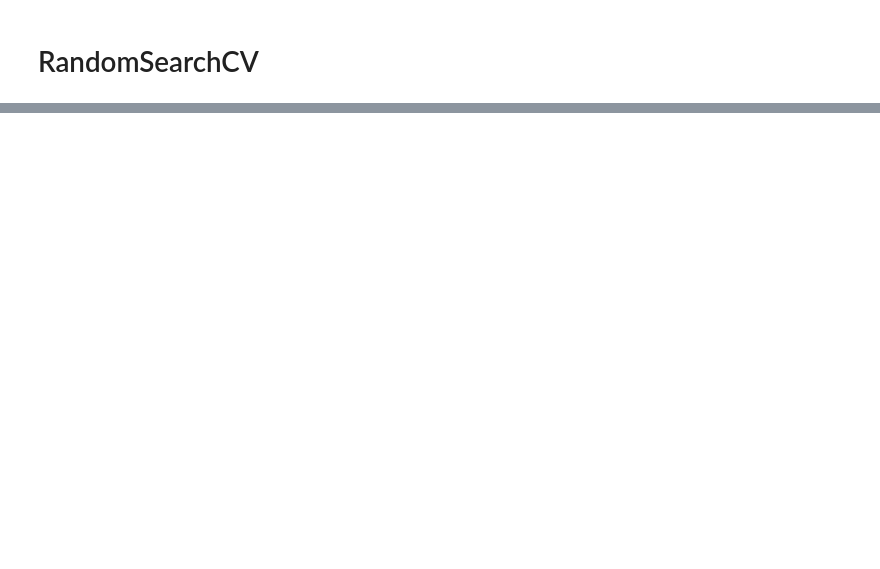
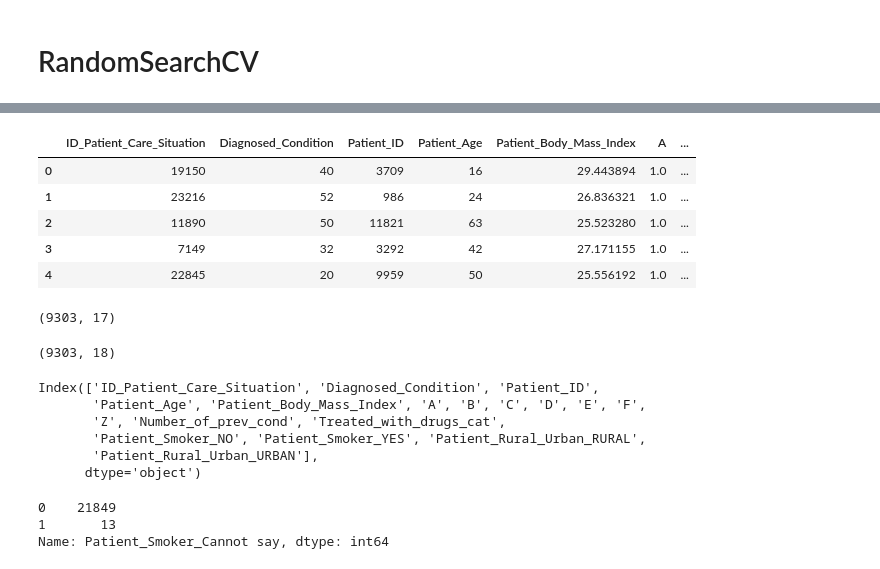
Before and after one commit to pinnurisatish/XgBoost, a Jupyter notebook: Patient_Survival_XgBoost.ipynb, the cells around one changed output, grey strips where cells are left out. Cells and saved outputs as stored; diff of their text form; code cells hidden in the pictures; blank space fills up the shorter version.

```diff
--- a/Patient_Survival_XgBoost.ipynb
+++ b/Patient_Survival_XgBoost.ipynb
@@ -474,0 +504,22 @@ random_search.best_score_
+# %%
+#use (.cat.codes) to create new colums with encoded values for each unique value in column
+test_new['Treated_with_drugs_cat'] = test_new['Treated_with_drugs'].cat.codes
+# %%
+test_new.drop('Treated_with_drugs', axis=1, inplace = True)
+# %%
+test_new.drop('Patient_ID', axis=1, inplace = True)
+# %%
+test_new= pd.get_dummies(test_new)
+# %%
+test_new.head()
+# %% [output]
+|  | ID_Patient_Care_Situation | Diagnosed_Condition | Patient_ID | Patient_Age | Patient_Body_Mass_Index | A | ... |
+| 0 | 19150 | 40 | 3709 | 16 | 29.443894 | 1.0 | ... |
+| 1 | 23216 | 52 | 986 | 24 | 26.836321 | 1.0 | ... |
+| 2 | 11890 | 50 | 11821 | 63 | 25.523280 | 1.0 | ... |
+| 3 | 7149 | 32 | 3292 | 42 | 27.171155 | 1.0 | ... |
+| 4 | 22845 | 20 | 9959 | 50 | 25.556192 | 1.0 | ... |
+# %%
+test_new.shape
+# %% [output]
+(9303, 17)
@@ -474,0 +528,19 @@ random_search.best_score_
+# %%
+test_new.shape
+# %% [output]
+(9303, 18)
+# %%
+test_new.columns
+# %% [output]
+Index(['ID_Patient_Care_Situation', 'Diagnosed_Condition', 'Patient_ID',
+       'Patient_Age', 'Patient_Body_Mass_Index', 'A', 'B', 'C', 'D', 'E', 'F',
+       'Z', 'Number_of_prev_cond', 'Treated_with_drugs_cat',
+       'Patient_Smoker_NO', 'Patient_Smoker_YES', 'Patient_Rural_Urban_RURAL',
+       'Patient_Rural_Urban_URBAN'],
+      dtype='object')
+# %%
+X['Patient_Smoker_Cannot say'].value_counts()
+# %% [output]
+0    21849
+1       13
+Name: Patient_Smoker_Cannot say, dtype: int64
```
Also changed, not shown: parts of 29 cells of this notebook.
